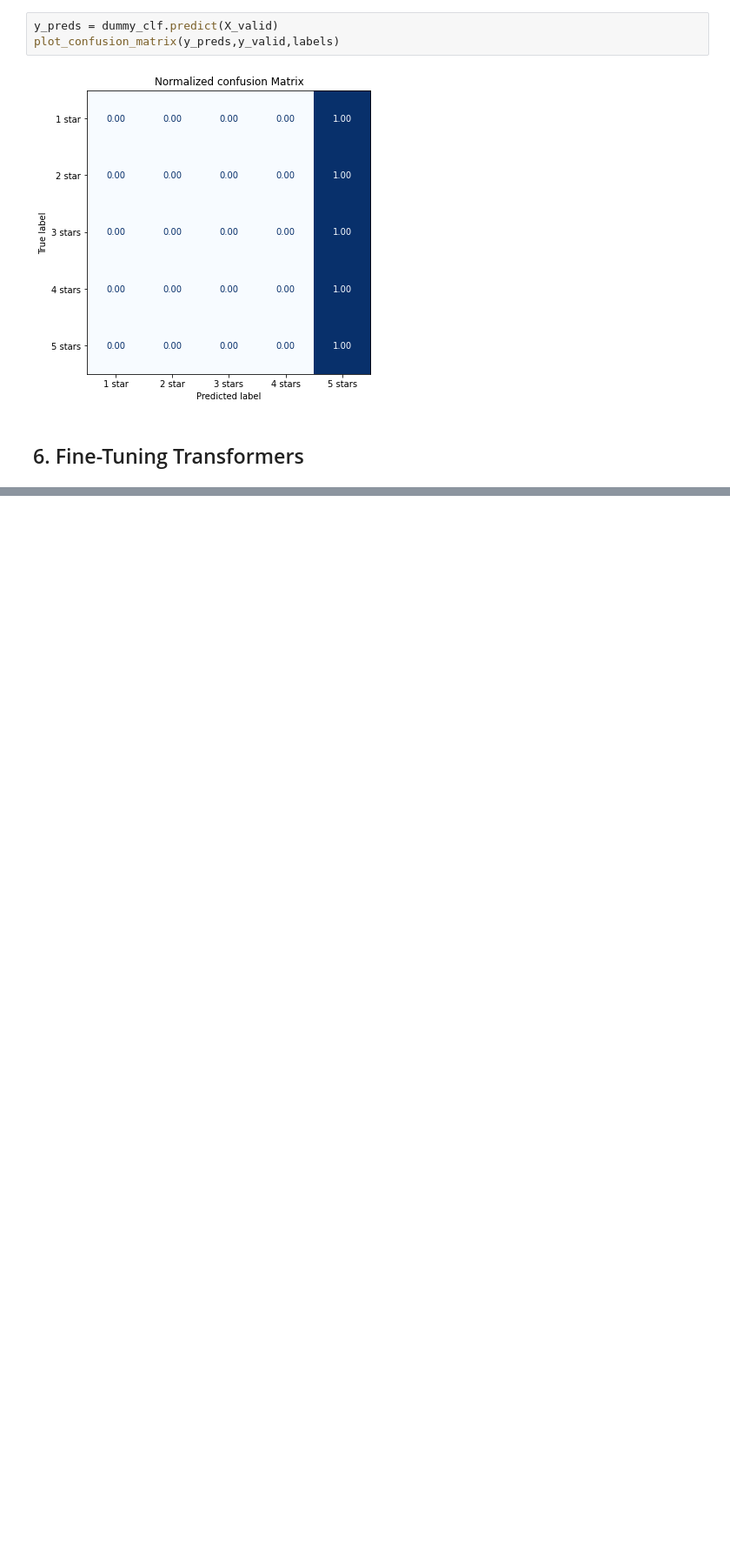
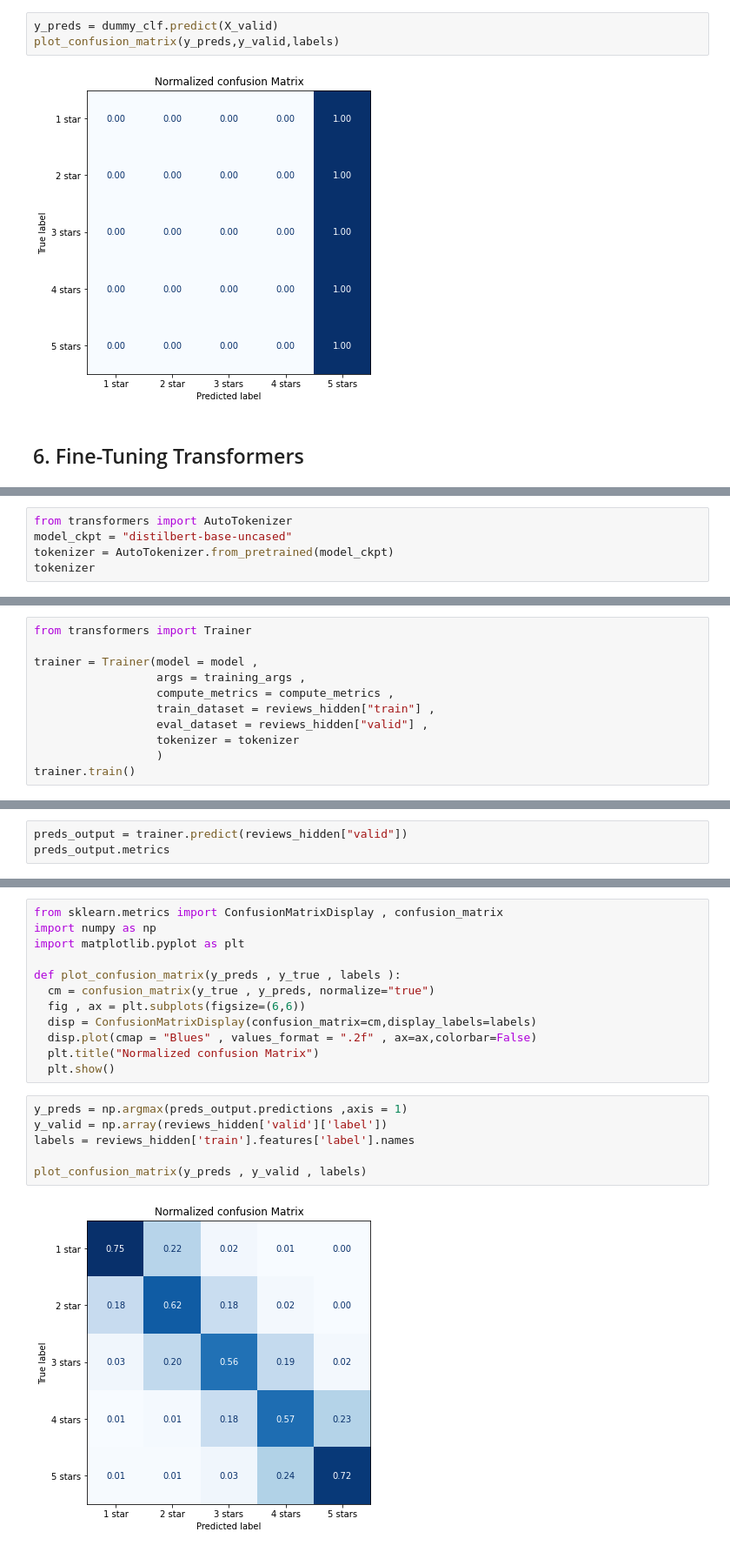
Before and after one commit to rama96/hugging-face, a Jupyter notebook: Chapter2_Text_Classification.ipynb, the cells around one changed output, grey strips where cells are left out. Shown at 87% size. Drawn from its saved outputs; the diff is of its cells as text; blank space fills up the shorter version.

```diff
--- a/Chapter2_Text_Classification.ipynb
+++ b/Chapter2_Text_Classification.ipynb
@@ -771,0 +893,5 @@ plot_confusion_matrix(y_preds,y_valid,labels)
+# %%
+from transformers import AutoTokenizer
+model_ckpt = "distilbert-base-uncased"
+tokenizer = AutoTokenizer.from_pretrained(model_ckpt)
+tokenizer
@@ -771,0 +918,11 @@ plot_confusion_matrix(y_preds,y_valid,labels)
+# %%
+from transformers import Trainer
+
+trainer = Trainer(model = model ,
+                  args = training_args ,
+                  compute_metrics = compute_metrics ,
+                  train_dataset = reviews_hidden["train"] ,
+                  eval_dataset = reviews_hidden["valid"] ,
+                  tokenizer = tokenizer
+                  )
+trainer.train()
@@ -771,0 +957,3 @@ plot_confusion_matrix(y_preds,y_valid,labels)
+# %%
+preds_output = trainer.predict(reviews_hidden["valid"])
+preds_output.metrics
@@ -771,0 +968,20 @@ plot_confusion_matrix(y_preds,y_valid,labels)
+# %%
+from sklearn.metrics import ConfusionMatrixDisplay , confusion_matrix
+import numpy as np
+import matplotlib.pyplot as plt
+
+def plot_confusion_matrix(y_preds , y_true , labels ):
+  cm = confusion_matrix(y_true , y_preds, normalize="true")
+  fig , ax = plt.subplots(figsize=(6,6))
+  disp = ConfusionMatrixDisplay(confusion_matrix=cm,display_labels=labels)
+  disp.plot(cmap = "Blues" , values_format = ".2f" , ax=ax,colorbar=False)
+  plt.title("Normalized confusion Matrix")
+  plt.show()
+# %%
+y_preds = np.argmax(preds_output.predictions ,axis = 1)
+y_valid = np.array(reviews_hidden['valid']['label'])
+labels = reviews_hidden['train'].features['label'].names
+
+plot_confusion_matrix(y_preds , y_valid , labels)
+# %% [output]
+[figure, added]
```
Also changed, not shown: parts of 54 cells of this notebook.
